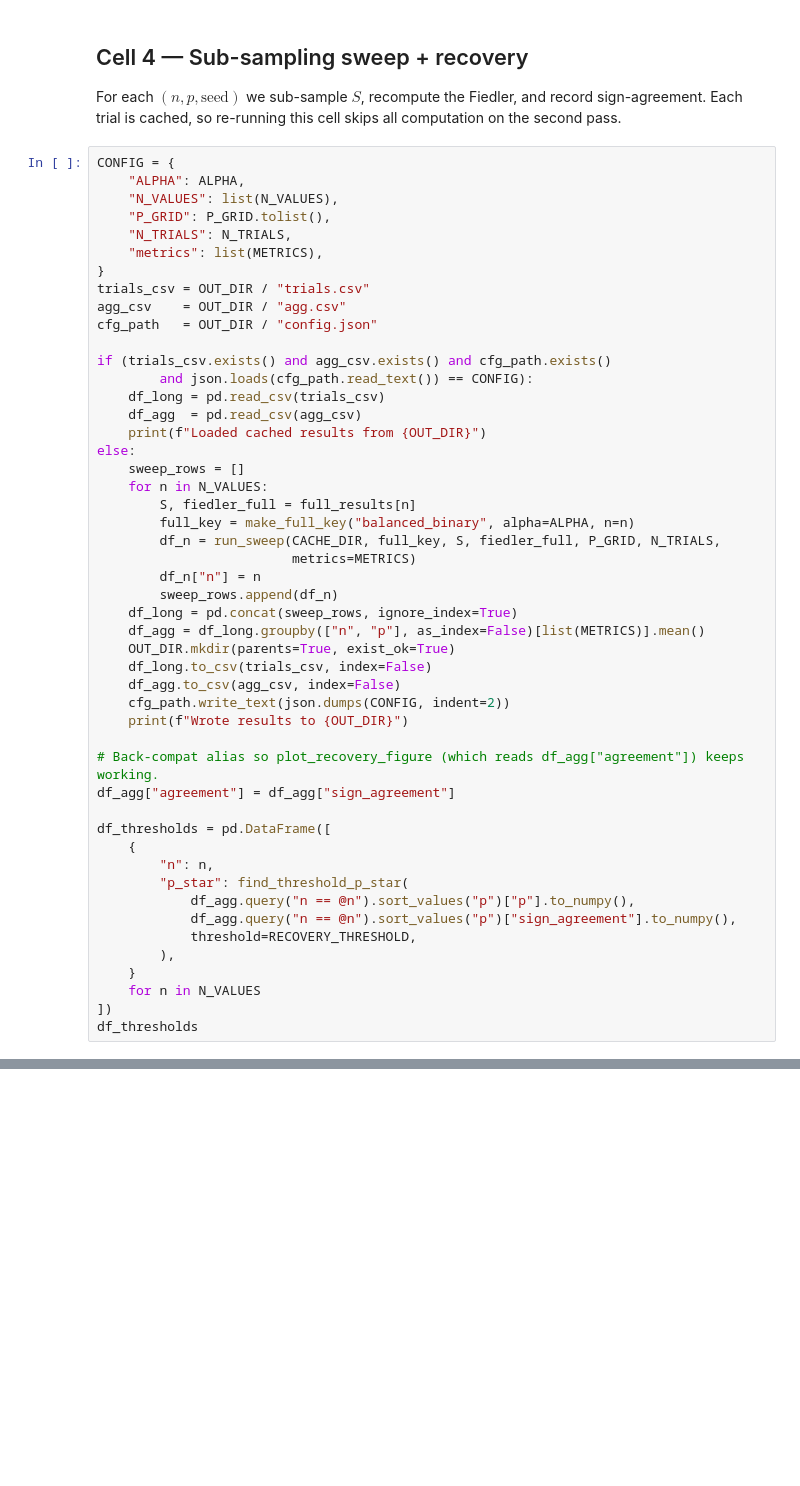
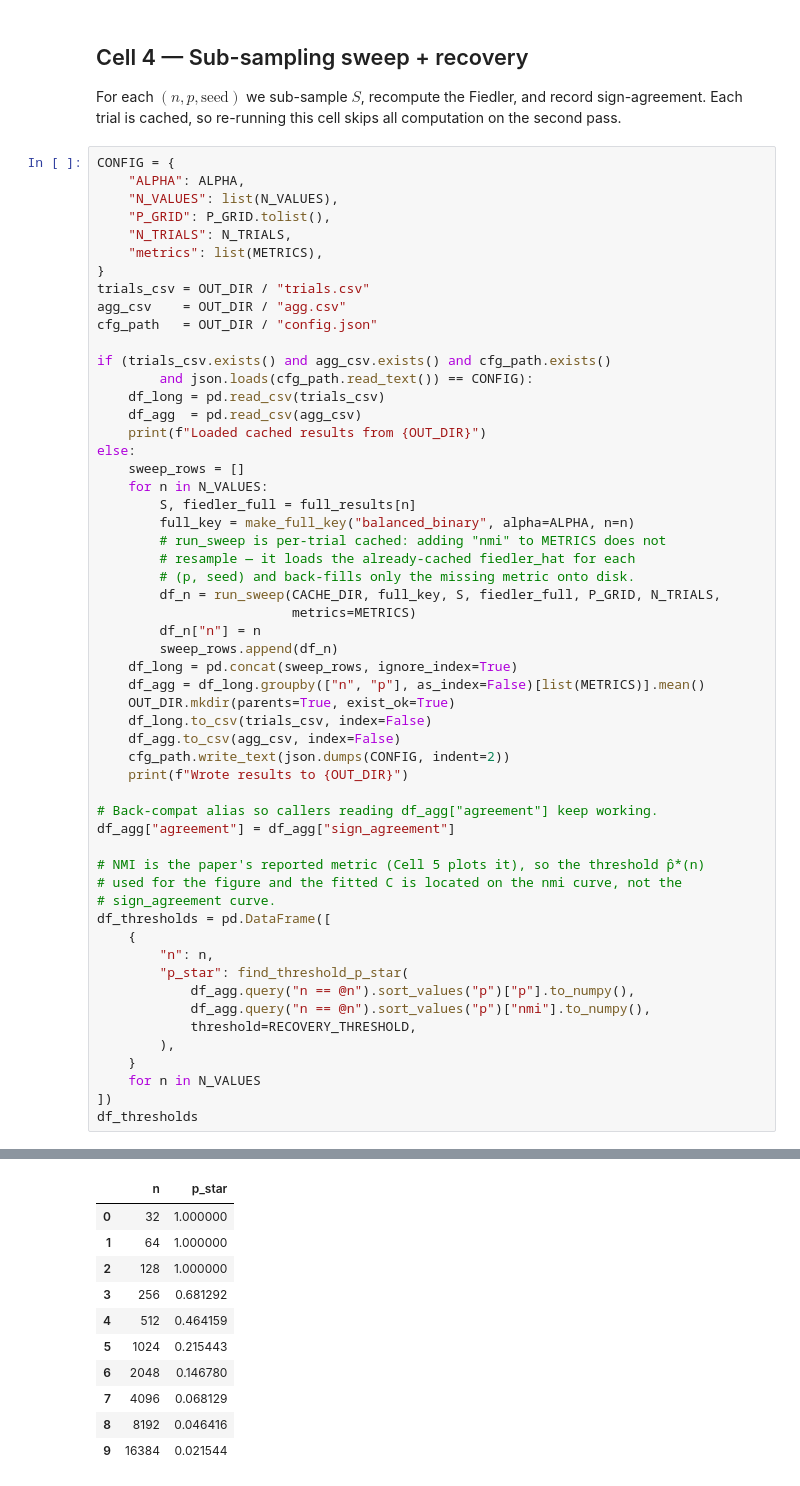
Before and after one commit to itaygonnen/spectral-tree-inference, a Jupyter notebook: sub_sampled_fielder_vec/analysis/theoretical_interpretation/synthesized/cbm_theory/balanced_binary_threshold.ipynb, the cells around one changed output, grey strips where cells are left out. Saved outputs shown, nothing was run; the diff lists cells and outputs as text; blank space fills up the shorter version.

```diff
--- a/sub_sampled_fielder_vec/analysis/theoretical_interpretation/synthesized/cbm_theory/balanced_binary_threshold.ipynb
+++ b/sub_sampled_fielder_vec/analysis/theoretical_interpretation/synthesized/cbm_theory/balanced_binary_threshold.ipynb
@@ -138,6 +171,9 @@ else:
     for n in N_VALUES:
         S, fiedler_full = full_results[n]
         full_key = make_full_key("balanced_binary", alpha=ALPHA, n=n)
+        # run_sweep is per-trial cached: adding "nmi" to METRICS does not
+        # resample — it loads the already-cached fiedler_hat for each
+        # (p, seed) and back-fills only the missing metric onto disk.
         df_n = run_sweep(CACHE_DIR, full_key, S, fiedler_full, P_GRID, N_TRIALS,
                          metrics=METRICS)
         df_n["n"] = n
@@ -150,18 +186,22 @@ else:
     cfg_path.write_text(json.dumps(CONFIG, indent=2))
     print(f"Wrote results to {OUT_DIR}")
 
-# Back-compat alias so plot_recovery_figure (which reads df_agg["agreement"]) keeps working.
+# Back-compat alias so callers reading df_agg["agreement"] keep working.
 df_agg["agreement"] = df_agg["sign_agreement"]
 
+# NMI is the paper's reported metric (Cell 5 plots it), so the threshold p̂*(n)
+# used for the figure and the fitted C is located on the nmi curve, not the
+# sign_agreement curve.
 df_thresholds = pd.DataFrame([
     {
         "n": n,
         "p_star": find_threshold_p_star(
             df_agg.query("n == @n").sort_values("p")["p"].to_numpy(),
-            df_agg.query("n == @n").sort_values("p")["sign_agreement"].to_numpy(),
+            df_agg.query("n == @n").sort_values("p")["nmi"].to_numpy(),
             threshold=RECOVERY_THRESHOLD,
         ),
     }
     for n in N_VALUES
 ])
 df_thresholds
+# %% [output]
@@ -168,2 +225,13 @@ df_thresholds
+|  | n | p_star |
+| 0 | 32 | 1.000000 |
+| 1 | 64 | 1.000000 |
+| 2 | 128 | 1.000000 |
+| 3 | 256 | 0.681292 |
+| 4 | 512 | 0.464159 |
+| 5 | 1024 | 0.215443 |
+| 6 | 2048 | 0.146780 |
+| 7 | 4096 | 0.068129 |
+| 8 | 8192 | 0.046416 |
+| 9 | 16384 | 0.021544 |
 # %% [markdown]
 ## Cell 5 — Figure 1
```
Also changed, not shown: parts of 6 cells of this notebook, 6 other files.
